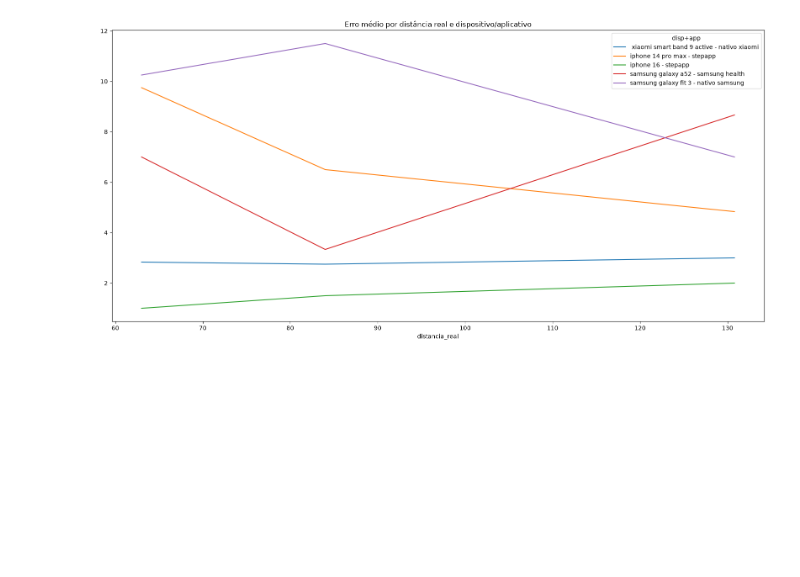
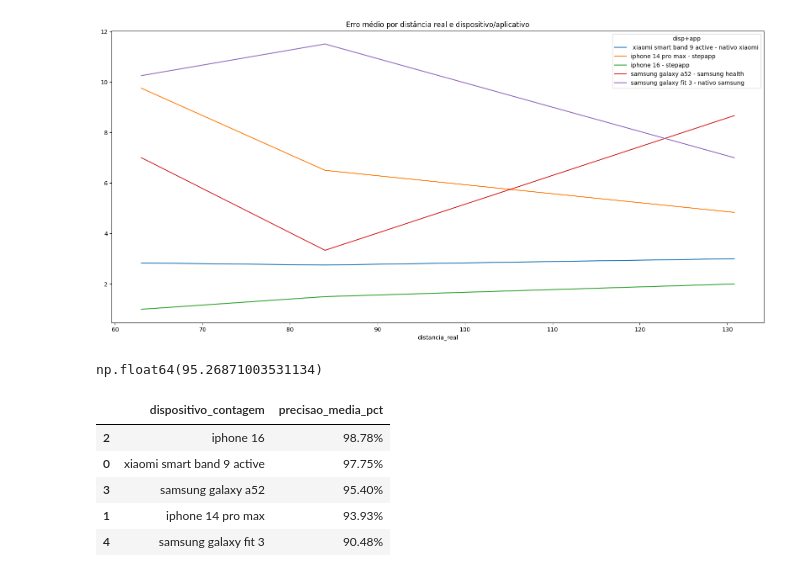
Before and after one commit to samuelocosta/ufabc-mee, a Jupyter notebook: analise.ipynb, the cells around one changed output. Drawn from its saved outputs; the diff is of its cells as text; code cells hidden in the pictures; blank space fills up the shorter version.

```diff
--- a/analise.ipynb
+++ b/analise.ipynb
@@ -336,3 +342,22 @@ display(
 # %% [output]
 <Axes: title={'center': 'Erro médio por distância real e dispositivo/aplicativo'}, xlabel='distancia_real'>
 [figure]
+# %%
+tabela_precisao = (
+    base.groupby('dispositivo_contagem')
+    .agg(precisao_media_pct=('diferenca_abs_passos', lambda s: (1 - (s / base.loc[s.index, 'contagem_manual'])).mean() * 100))
+    .reset_index()
+    .sort_values(by='precisao_media_pct', ascending=False)
+)
+
+display(tabela_precisao["precisao_media_pct"].mean())
+tabela_precisao['precisao_media_pct'] = tabela_precisao['precisao_media_pct'].map('{:.2f}%'.format)
+display(tabela_precisao)
+# %% [output]
+np.float64(95.26871003531134)
+|  | dispositivo_contagem | precisao_media_pct |
+| 2 | iphone 16 | 98.78% |
+| 0 | xiaomi smart band 9 active | 97.75% |
+| 3 | samsung galaxy a52 | 95.40% |
+| 1 | iphone 14 pro max | 93.93% |
+| 4 | samsung galaxy fit 3 | 90.48% |
```
Also changed, not shown: parts of 5 cells of this notebook.
